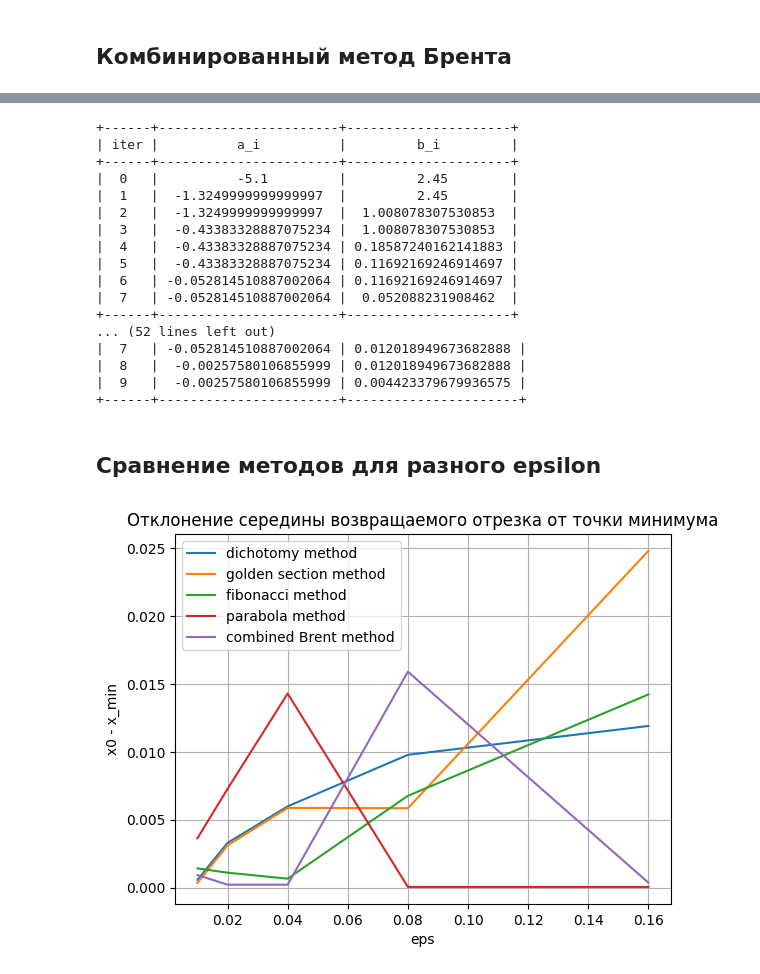
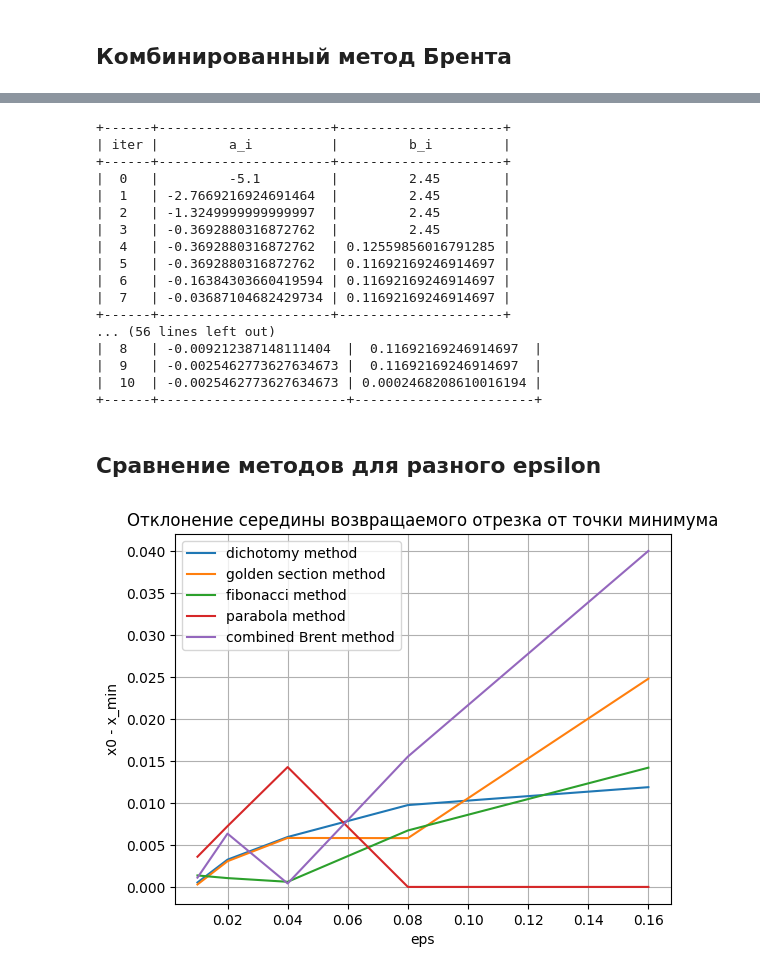
Before and after one commit to GarnetAki/Applied-Mathematics, a Jupyter notebook: Lab-2/lab-2.ipynb, the cells around one changed output, grey strips where cells are left out. Saved outputs shown, nothing was run; the diff lists cells and outputs as text; code cells hidden in the pictures.

```diff
--- a/Lab-2/lab-2.ipynb
+++ b/Lab-2/lab-2.ipynb
@@ -456,10 +456,11 @@ for h_ind in h:
 # %% [markdown]
 ## Комбинированный метод Брента
 # %%
-def combined_Brent_method(eps):
+def combined_Brent_method(eps, f):
     a_i = a
     b_i = b
     iter_cnt = 0
+    eps = eps/4
     K = (3 - np.sqrt(5))/2
     x = (a_i + b_i)/2
     w = x
@@ -474,7 +475,7 @@ def combined_Brent_method(eps):
     interval_dif = []
     interval_dif.append([a, b])
 
-    while l >= eps:
+    while l >= eps * 4:
         l_sec_prev = l_prev
         l_prev = l_now
         key = 0
@@ -485,22 +486,20 @@ def combined_Brent_method(eps):
             u = x - (((x-v)**2)*(func_x-func_w)-((x-w)**2)*(func_x-func_v))/(2*((x-v)*(func_x-func_w)-(x-w)*(func_x-func_v)))
 
             if u >= a_i + eps and u <= b_i - eps and np.abs(u-x) < l_sec_prev/2:
-                if u - a_i - 2*tol < 0 or b_i - u - 2*tol < 0:
-                    u = x - np.sign(x - (a_i+b_i)/2)*tol
                 key = 1
+                l_now = np.abs(u-x)
 
         if key == 0:
-            if x < (b_i-a_i)/2:
+            if x < (b_i+a_i)/2:
                 u = x + K*(b_i-x)
-                l_prev = b_i-u
+                l_now = b_i - x
             else:
                 u = x - K*(x-a_i)
-                l_prev = u-a_i
-        if np.abs(u-x) < tol:
+                l_now = x - a_i
+        if np.abs(u-x) < eps:
             u = x + np.sign(u-x)*tol
 
         func_u = f(u)
-        l_now = np.abs(u-x)
 
         if func_u <= func_x:
             if u >= x:
@@ -534,6 +533,6 @@ def combined_Brent_method(eps):
 # %%
 combined_Brent_method_table = PrettyTable(['a', 'b', 'l', 'x0', 'f(x0)', 'iter_cnt', 'func_calc_cnt'])
 for i in h:
-    combined_Brent_method_table.add_row(combined_Brent_method(i)[0])
+    combined_Brent_method_table.add_row(combined_Brent_method(i, f_unimod)[0])
 print(combined_Brent_method_table)
 # %% [output]
@@ -549,6 +548,6 @@ print(combined_Brent_method_table)
 # %%
 combined_Brent_method_table = PrettyTable(['h', 'l', 'iter_cnt', 'func_calc_cnt'])
 for i in h:
-    combined_Brent_method_table.add_row ([i, combined_Brent_method(i)[0][2], combined_Brent_method(i)[0][5], combined_Brent_method(i)[0][6]-1])
+    combined_Brent_method_table.add_row ([i, combined_Brent_method(i, f_unimod)[0][2], combined_Brent_method(i, f_unimod)[0][5], combined_Brent_method(i, f_unimod)[0][6]-1])
 print(combined_Brent_method_table)
 # %% [output]
@@ -565,42 +564,42 @@ print(combined_Brent_method_table)
 for h_ind in h:
     combined_Brent_method_table = PrettyTable(['iter', 'a_i', 'b_i'])
     index = 0
-    for i in combined_Brent_method(h_ind)[1]:
+    for i in combined_Brent_method(h_ind, f_unimod)[1]:
         combined_Brent_method_table.add_row ([index, i[0], i[1]])
         index += 1
     print(combined_Brent_method_table)
 # %% [output]
-+------+-----------------------+---------------------+
-| iter |          a_i          |         b_i         |
-+------+-----------------------+---------------------+
-|  0   |          -5.1         |         2.45        |
-|  1   |  -1.3249999999999997  |         2.45        |
-|  2   |  -1.3249999999999997  |  1.008078307530853  |
-|  3   |  -0.43383328887075234 |  1.008078307530853  |
-|  4   |  -0.43383328887075234 | 0.18587240162141883 |
-|  5   |  -0.43383328887075234 | 0.11692169246914697 |
-|  6   | -0.052814510887002064 | 0.11692169246914697 |
-|  7   | -0.052814510887002064 |  0.052088231908462  |
-+------+-----------------------+---------------------+
-... (52 lines left out)
-|  7   | -0.052814510887002064 | 0.012018949673682888 |
-|  8   |  -0.00257580106855999 | 0.012018949673682888 |
-|  9   |  -0.00257580106855999 | 0.004423379679936575 |
-+------+-----------------------+----------------------+
++------+----------------------+---------------------+
+| iter |         a_i          |         b_i         |
++------+----------------------+---------------------+
+|  0   |         -5.1         |         2.45        |
+|  1   | -2.7669216924691464  |         2.45        |
+|  2   | -1.3249999999999997  |         2.45        |
+|  3   | -0.3692880316872762  |         2.45        |
+|  4   | -0.3692880316872762  | 0.12559856016791285 |
+|  5   | -0.3692880316872762  | 0.11692169246914697 |
+|  6   | -0.16384303660419594 | 0.11692169246914697 |
+|  7   | -0.03687104682429734 | 0.11692169246914697 |
++------+----------------------+---------------------+
+... (56 lines left out)
+|  8   | -0.009212387148111404  |  0.11692169246914697  |
+|  9   | -0.0025462773627634673 |  0.11692169246914697  |
+|  10  | -0.0025462773627634673 | 0.0002468208610016194 |
++------+------------------------+-----------------------+
 # %% [markdown]
 ## Сравнение методов для разного epsilon
 # %%
-plt.plot(h, [np.abs(dichotomy_method(h[i])[0][3]) for i in ind], label="dichotomy method")
-plt.plot(h, [np.abs(golden_section_method(h[i])[0][3]) for i in ind], label="golden section method")
-plt.plot(h, [np.abs(fibonacci_method(h[i])[0][3]) for i in ind], label="fibonacci method")
-plt.plot(h, [np.abs(parabola_method(h[i])[0][3]) for i in ind], label="parabola method")
-plt.plot(h, [np.abs(combined_Brent_method(h[i])[0][3]) for i in ind], label="combined Brent method")
+plt.plot(h, [np.abs(dichotomy_method(h[i], f_unimod)[0][3]) for i in ind], label="dichotomy method")
+plt.plot(h, [np.abs(golden_section_method(h[i], f_unimod)[0][3]) for i in ind], label="golden section method")
+plt.plot(h, [np.abs(fibonacci_method(h[i], f_unimod)[0][3]) for i in ind], label="fibonacci method")
+plt.plot(h, [np.abs(parabola_method(h[i], f_unimod)[0][3]) for i in ind], label="parabola method")
+plt.plot(h, [np.abs(combined_Brent_method(h[i], f_unimod)[0][3]) for i in ind], label="combined Brent method")
 plt.xlabel("eps")
 plt.ylabel("x0 - x_min")
 plt.title("Отклонение середины возвращаемого отрезка от точки минимума")
 plt.grid()
 plt.legend()
 plt.show()
 # %% [output]
-[figure, old version]
+[figure, new version]
 # %%
```
Also changed, not shown: parts of 29 cells of this notebook, 1 other file.
